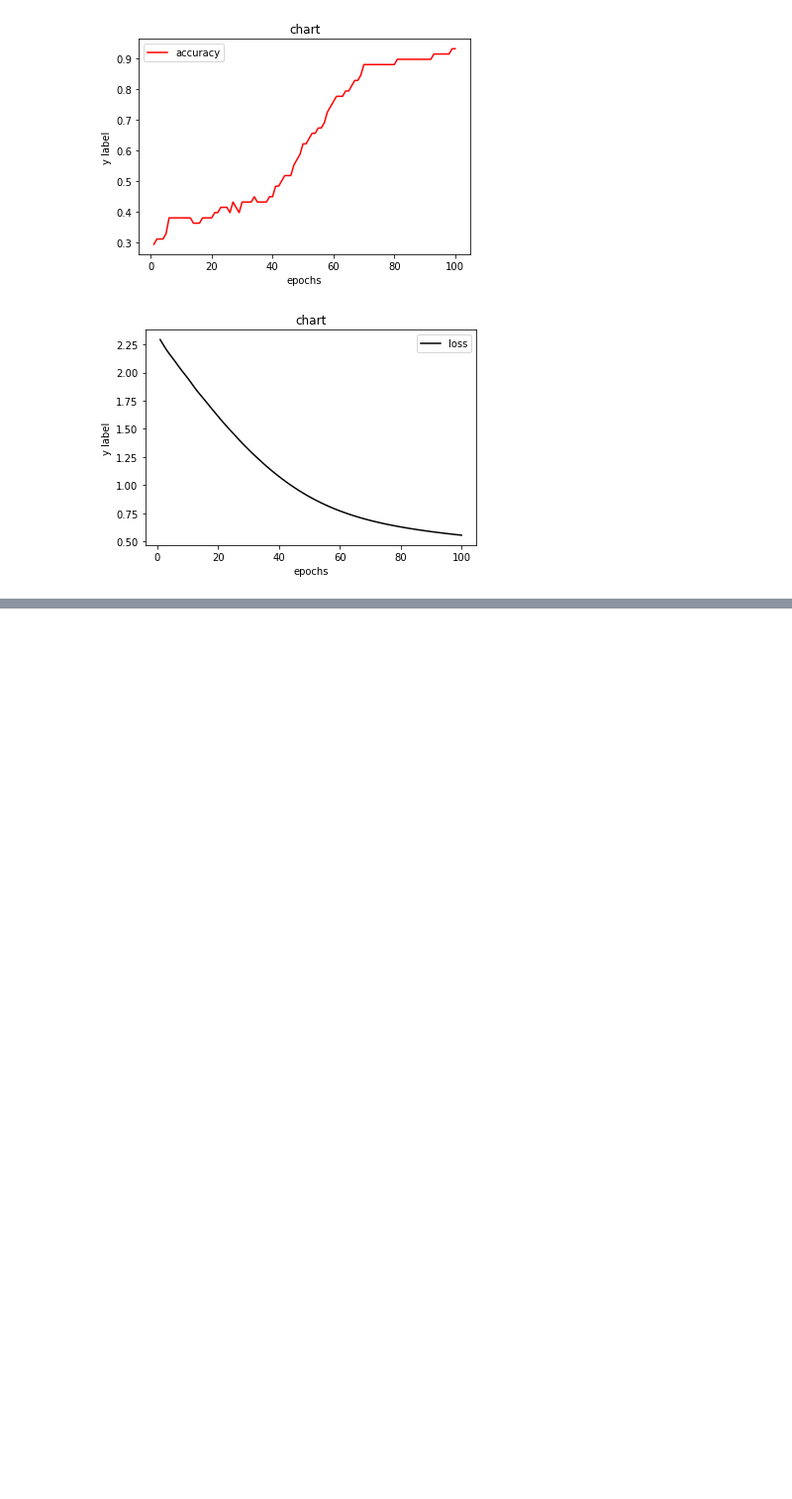
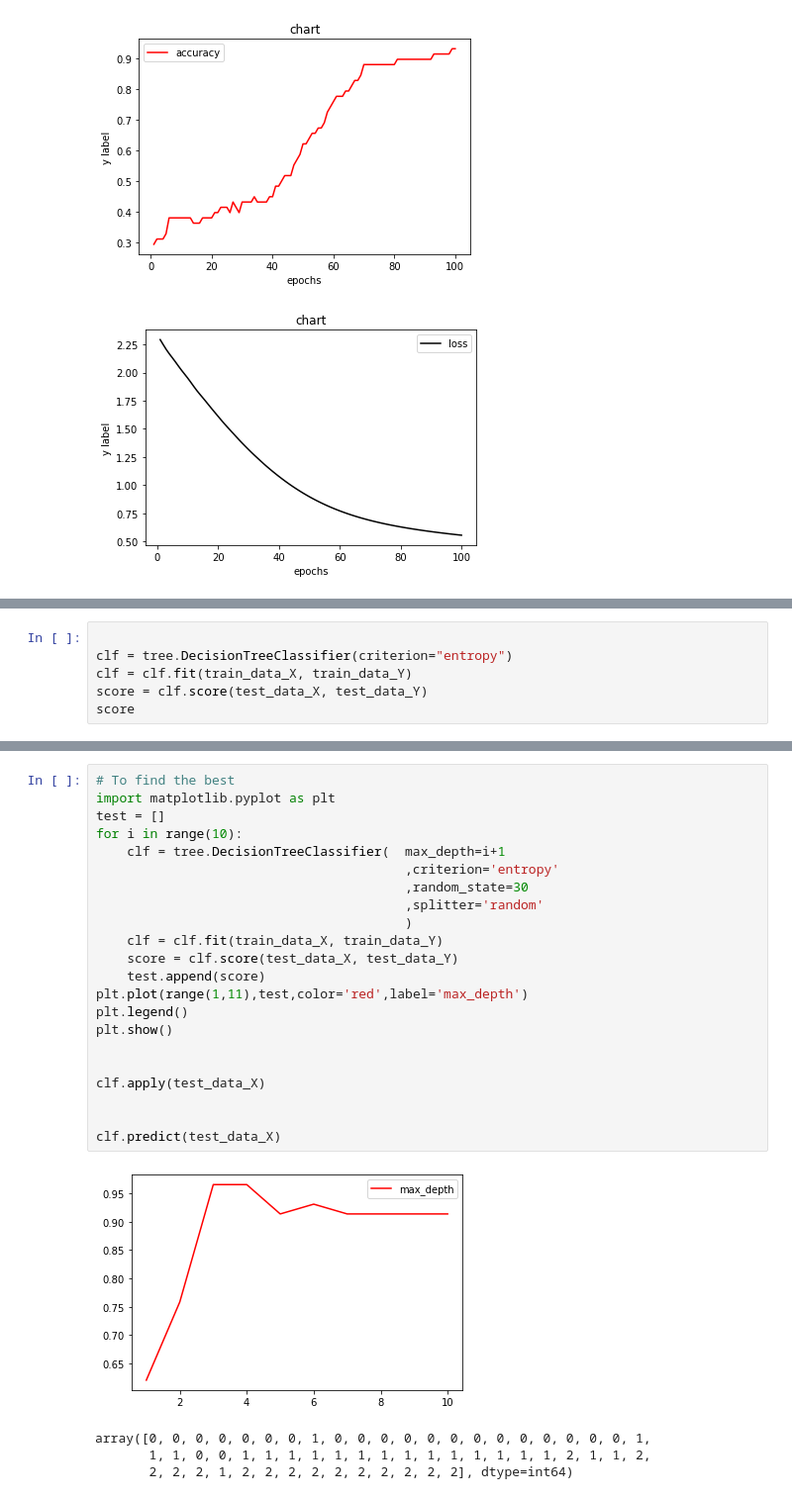
Before and after one commit to zhangqianshu123/Deeplearning-notebook, a Jupyter notebook: Wine classification.ipynb, the cells around one changed output, grey strips where cells are left out. Shown at 99% size. Cells and saved outputs as stored; diff of their text form; blank space fills up the shorter version.

```diff
--- a/Wine classification.ipynb
+++ b/Wine classification.ipynb
@@ -158,0 +166,6 @@ correct rate =  93.10344827586206
+# %%
+
+clf = tree.DecisionTreeClassifier(criterion="entropy")
+clf = clf.fit(train_data_X, train_data_Y)
+score = clf.score(test_data_X, test_data_Y)
+score
@@ -158,0 +207,27 @@ correct rate =  93.10344827586206
+# %%
+# To find the best
+import matplotlib.pyplot as plt
+test = []
+for i in range(10):
+    clf = tree.DecisionTreeClassifier(  max_depth=i+1
+                                        ,criterion='entropy'
+                                        ,random_state=30
+                                        ,splitter='random'
+                                        )
+    clf = clf.fit(train_data_X, train_data_Y)
+    score = clf.score(test_data_X, test_data_Y)
+    test.append(score)
+plt.plot(range(1,11),test,color='red',label='max_depth')
+plt.legend()
+plt.show()
+
+
+clf.apply(test_data_X)
+
+
+clf.predict(test_data_X)
+# %% [output]
+[figure, added]
+array([0, 0, 0, 0, 0, 0, 0, 1, 0, 0, 0, 0, 0, 0, 0, 0, 0, 0, 0, 0, 0, 1,
+       1, 1, 0, 0, 1, 1, 1, 1, 1, 1, 1, 1, 1, 1, 1, 1, 1, 1, 2, 1, 1, 2,
+       2, 2, 2, 1, 2, 2, 2, 2, 2, 2, 2, 2, 2, 2], dtype=int64)
```
Also changed, not shown: parts of 10 cells of this notebook.
